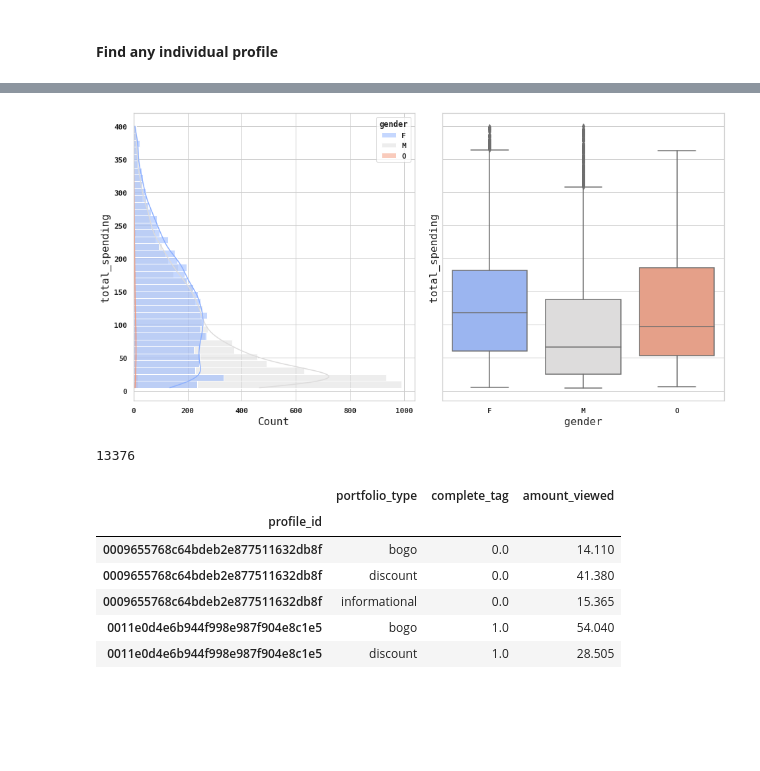
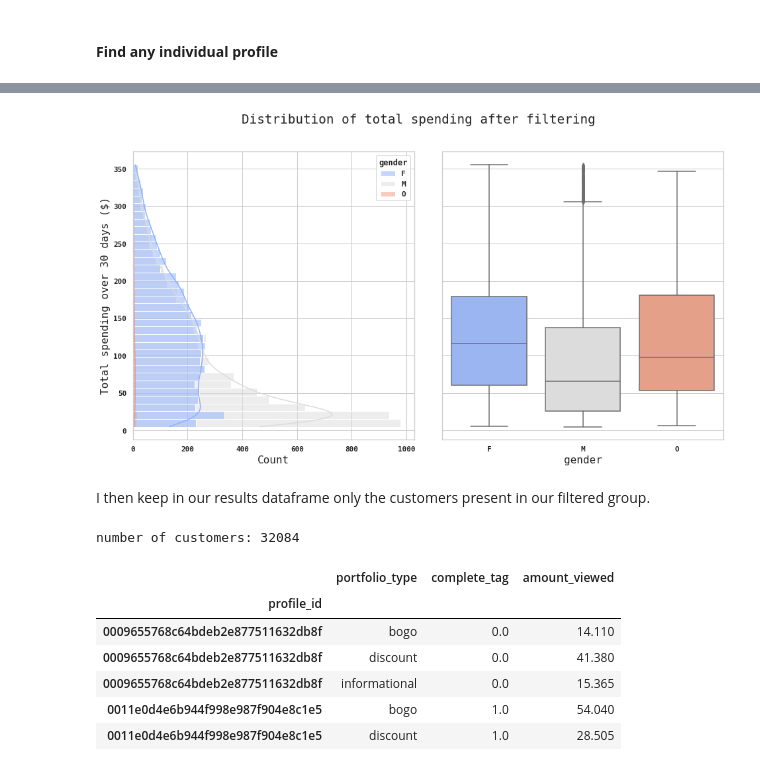
Before and after one commit to 6one2/StarbucksChallenge, a Jupyter notebook: devStarbucks.ipynb, the cells around one changed output, grey strips where cells are left out. Cells and saved outputs as stored; diff of their text form; code cells hidden in the pictures; blank space fills up the shorter version.

```diff
--- a/devStarbucks.ipynb
+++ b/devStarbucks.ipynb
@@ -595,3 +582,6 @@ PROFILE = pd.read_sql_table('Profile', con=engine, index_col='id', parse_dates=[
+# %%
+from code.data_wrangling import load_from_db
+RES, PROFILE = load_from_db()
 # %% [markdown]
 ---
 TARGET & FEATURES
@@ -1166,3 +1137,0 @@ sns.boxplot(data=PROFILE,y='total_offers')
-# %%
-P_filt = PROFILE.query('total_offers >=3')
-P_filt = P_filt.query('5 <total_spending < 400')
@@ -1169,22 +1162,44 @@ P_filt = P_filt.query('5 <total_spending < 400')
+# %%
+# compute Inter Quartile Range for total_spending to filter out outliers
+q3 = PROFILE.total_spending.quantile(0.75)
+q1 = PROFILE.total_spending.quantile(0.25)
+iqr = q3-q1
+
+upper_bound = q3+1.5*iqr
+
+
+# option to filter or not
+if True:
+    P_filt = PROFILE.query('total_offers >= 3')
+    P_filt = P_filt.query('5 <total_spending < @upper_bound')
+else:
+    P_filt = PROFILE
 # %%
 f, ax = plt.subplots(ncols=2,figsize=[16,8], sharey=True)
 plt.subplots_adjust(wspace=.1)
+plt.suptitle("Distribution of total spending after filtering")
 
 d = sns.histplot(
     data=P_filt,
     y='total_spending',
     hue='gender',
     kde=True,
     ax=ax[0],
     palette='coolwarm'
 )
 b = sns.boxplot(
     data=P_filt,
     y='total_spending',
     x='gender',
     ax=ax[1],
     palette='coolwarm'
 )
+
+ax[0].set_ylabel('Total spending over 30 days ($)')
+ax[1].set_ylabel('')
+plt.show()
 # %% [output]
-[figure, old version]
+[figure, new version]
+# %% [markdown]
+I then keep in our results dataframe only the customers present in our filtered group.
 # %%
@@ -1192,15 +1210,14 @@ idx_filt = list(set(RES.profile_id).intersection(P_filt.index))
 RES_filt = RES.query('profile_id in @idx_filt')
-# %%
-len(P_filt)
-# %% [output]
-13376
 # %%
+# group result table by profile_id and portfolio_type
 df = RES_filt.groupby(['profile_id', 'portfolio_type'])[['complete_tag', 'amount_viewed']]\
     .mean()\
     .reset_index('portfolio_type')
 
+print(f'number of customers: {len(df)}')
 df.head()
 # %% [output]
+number of customers: 32084
 |  | portfolio_type | complete_tag | amount_viewed |
 | profile_id |  |  |  |
 | 0009655768c64bdeb2e877511632db8f | bogo | 0.0 | 14.110 |
```
Also changed, not shown: parts of 47 cells of this notebook, 4 other files.
